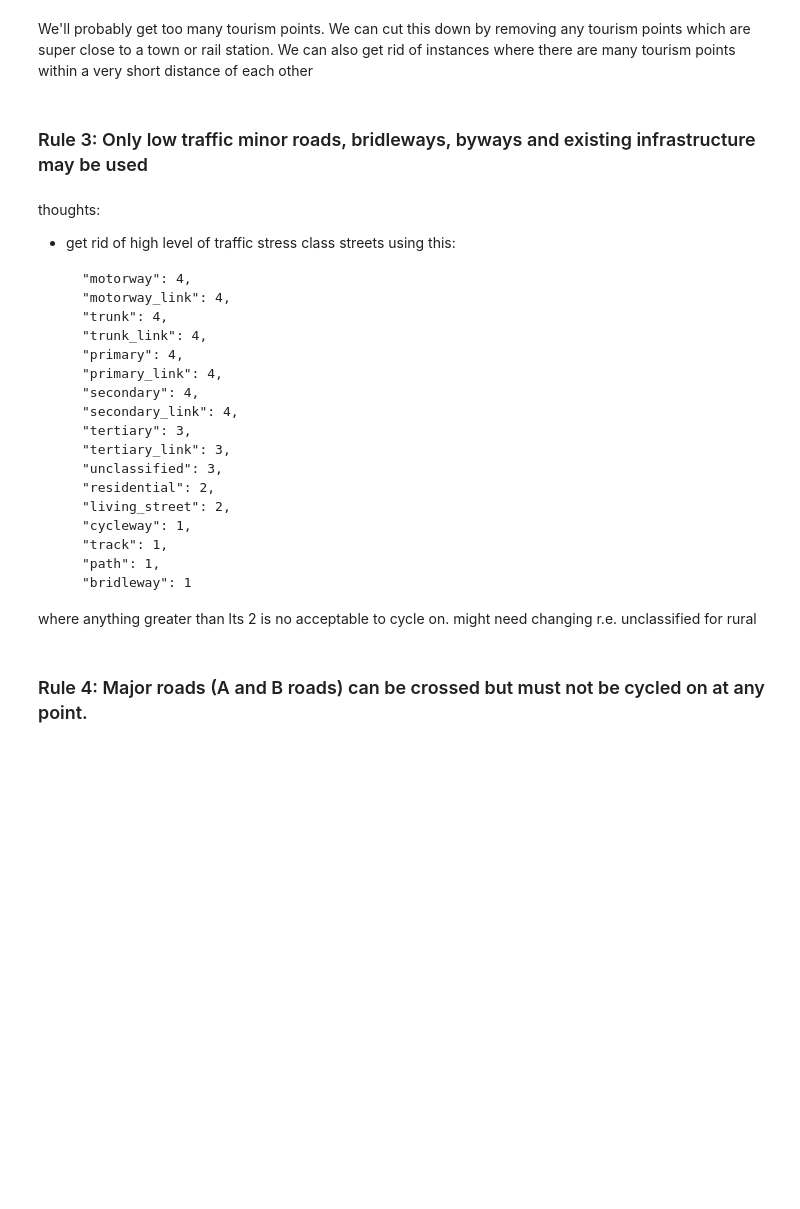
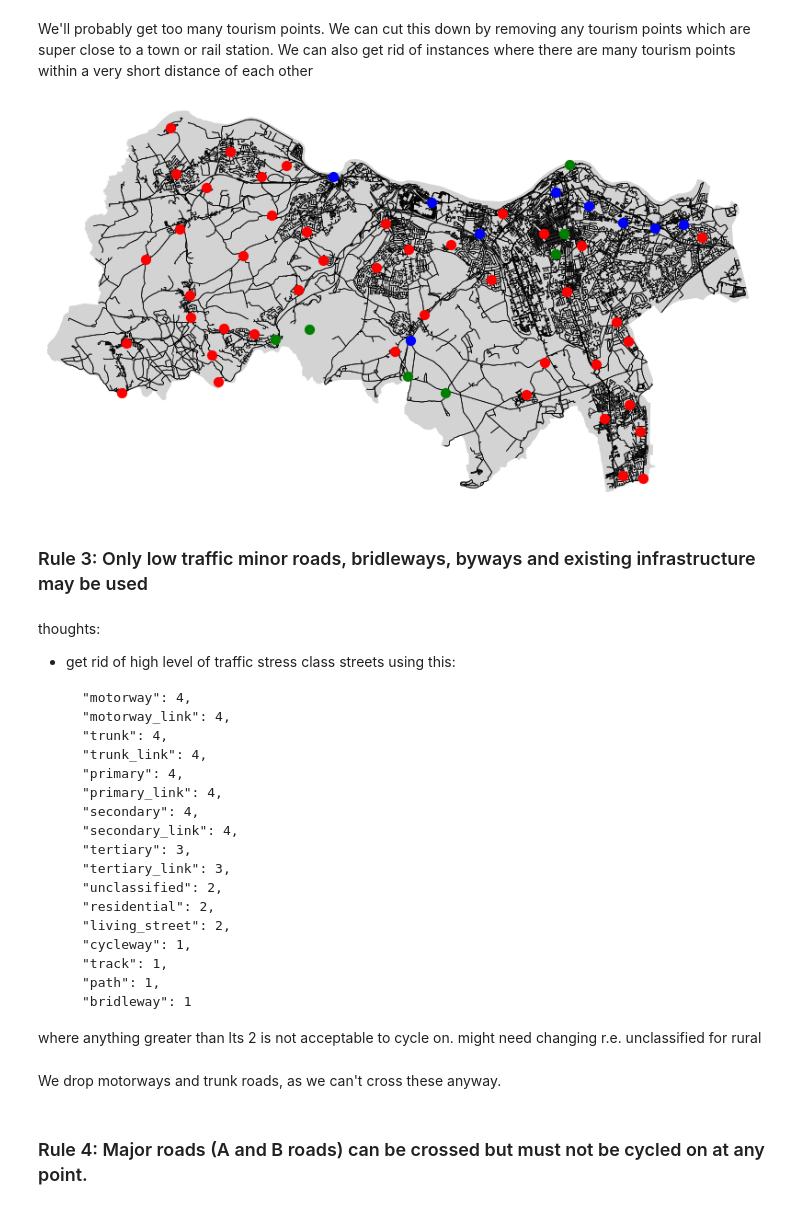
Before and after one commit to Froguin99/Cycle-node-network-feasibility, a Jupyter notebook: 01-create-network.ipynb, the cells around one changed output. Saved outputs shown, nothing was run; the diff lists cells and outputs as text; code cells hidden in the pictures; blank space fills up the shorter version.

```diff
--- a/01-create-network.ipynb
+++ b/01-create-network.ipynb
@@ -16,6 +16,8 @@ We follow the following rules to create the network:
 5. The safest route is always chosen over the shortest.
 
 6. If a safe route cannot be provided, the destination will not be served
+# %%
+debug = False # set this to true to get more info as the code runs
 # %% [markdown]
 # Code
 # %% [markdown]
@@ -95,7 +105,7 @@ towns = towns[towns.geometry.within(boundary.iloc[0].geometry)].copy()
 # snap to bike network
 bike_net_nodes = ox.graph_to_gdfs(bike_network, edges=False)
 # %%
-tourism_tags = {"tourism": ["museum", "viewpoint", "infomation", "attraction", "gallery", "zoo"]} # examples!
+tourism_tags = {"tourism": ["museum", "attraction", "gallery", "zoo"]} # examples!
 
 tourism = ox.features_from_polygon(boundary.iloc[0].geometry, tags=tourism_tags)
 
@@ -150,56 +213,91 @@ plt.show()
 # %% [markdown]
 We'll probably get too many tourism points. We can cut this down by removing any tourism points which are super close to a town or rail station. We can also get rid of instances where there are many tourism points within a very short distance of each other
 # %%
-# Remove tourism points within 200m of towns or rail stations
-# Project to metric CRS for accurate buffering
+# Project to metric CRS
+rail_projected = rail_stations.to_crs("EPSG:3857")
 towns_projected = towns.to_crs("EPSG:3857")
-rail_projected = rail_stations.to_crs("EPSG:3857")
 tourism_projected = tourism.to_crs("EPSG:3857")
 
-# Create 200m buffer around towns and rail stations
-buffer_distance = 500  # meters
+buffer_distance = 1000  # meters
+
+
+keep_indices = []
+for i, row in rail_projected.iterrows():
+    dominated = False
+    for kept_idx in keep_indices:
+        kept_geom = rail_projected.loc[kept_idx, 'geometry']
+        if row.geometry.distance(kept_geom) < buffer_distance:
+            dominated = True
+            break
+    if not dominated:
+        keep_indices.append(i)
+
+rail_projected = rail_projected.loc[keep_indices]
+rail_buffer = rail_projected.buffer(buffer_distance).unary_union
+
+
+# Keep only towns outside the rail buffer
+towns_projected = towns_projected[~towns_projected.geometry.within(rail_buffer)]
+
+keep_indices = []
+for i, row in towns_projected.iterrows():
+    dominated = False
+    for kept_idx in keep_indices:
+        kept_geom = towns_projected.loc[kept_idx, 'geometry']
+        if row.geometry.distance(kept_geom) < buffer_distance:
+            dominated = True
+            break
+    if not dominated:
+        keep_indices.append(i)
+
+towns_projected = towns_projected.loc[keep_indices]
 towns_buffer = towns_projected.buffer(buffer_distance).unary_union
-rail_buffer = rail_projected.buffer(buffer_distance).unary_union
+
+
 combined_buffer = unary_union([towns_buffer, rail_buffer])
 
-# Keep only tourism points outside the buffer
+# Keep only tourism points outside the combined buffer
 tourism_projected = tourism_projected[~tourism_projected.geometry.within(combined_buffer)]
+
 keep_indices = []
 for i, row in tourism_projected.iterrows():
-    # Check if this point is within 200m of any already-kept point
     dominated = False
     for kept_idx in keep_indices:
         kept_geom = tourism_projected.loc[kept_idx, 'geometry']
         if row.geometry.distance(kept_geom) < buffer_distance:
             dominated = True
             break
     if not dominated:
         keep_indices.append(i)
 
 tourism_projected = tourism_projected.loc[keep_indices]
 
+
 # Convert back to WGS84
+rail_stations = rail_projected.to_crs("EPSG:4326")
+towns = towns_projected.to_crs("EPSG:4326")
 tourism = tourism_projected.to_crs("EPSG:4326")
-
 
 fig, ax = plt.subplots(figsize=(10, 10))
 # plot boundary as grey polygon
 boundary.plot(ax=ax, color="lightgrey", edgecolor="none")
 # overlay bike network: thin black edges, no nodes
 fig, ax = ox.plot_graph(
     bike_network,
     ax=ax,
     node_size=0,
     edge_color="black",
     edge_linewidth=0.5,
     show=False,
     close=False,
 )
-rail_stations.plot(ax=ax, color='blue', markersize=50)
-towns.plot(ax=ax, color='red', markersize=50)
-tourism.plot(ax=ax, color='green', markersize=50)
+rail_stations.plot(ax=ax, color='blue', markersize=50, label='Rail')
+towns.plot(ax=ax, color='red', markersize=50, label='Towns')
+tourism.plot(ax=ax, color='green', markersize=50, label='Tourism')
 ax.set_axis_off()
 plt.show()
+# %% [output]
+[figure, added]
 # %% [markdown]
 ### Rule 3: Only low traffic minor roads, bridleways, byways and existing infrastructure may be used
 # %% [markdown]
@@ -216,7 +314,7 @@ thoughts:
       "secondary_link": 4,
       "tertiary": 3,
       "tertiary_link": 3,
-      "unclassified": 3,
+      "unclassified": 2,
       "residential": 2,
       "living_street": 2,
       "cycleway": 1,
@@ -224,7 +322,9 @@ thoughts:
       "path": 1,
       "bridleway": 1
 
-where anything greater than lts 2 is no acceptable to cycle on. might need changing r.e. unclassified for rural
+where anything greater than lts 2 is not acceptable to cycle on. might need changing r.e. unclassified for rural
+# %% [markdown]
+We drop motorways and trunk roads, as we can't cross these anyway.
 # %%
 routeable_network = bike_network.copy()
 non_routable_network = nx.MultiDiGraph()
```
Also changed, not shown: parts of 35 cells of this notebook.
